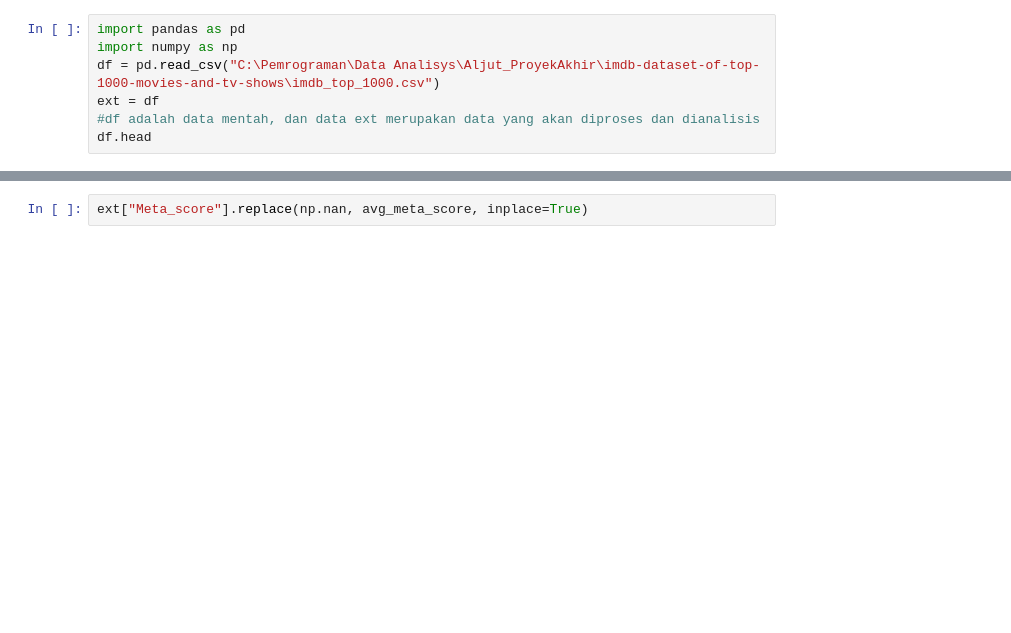
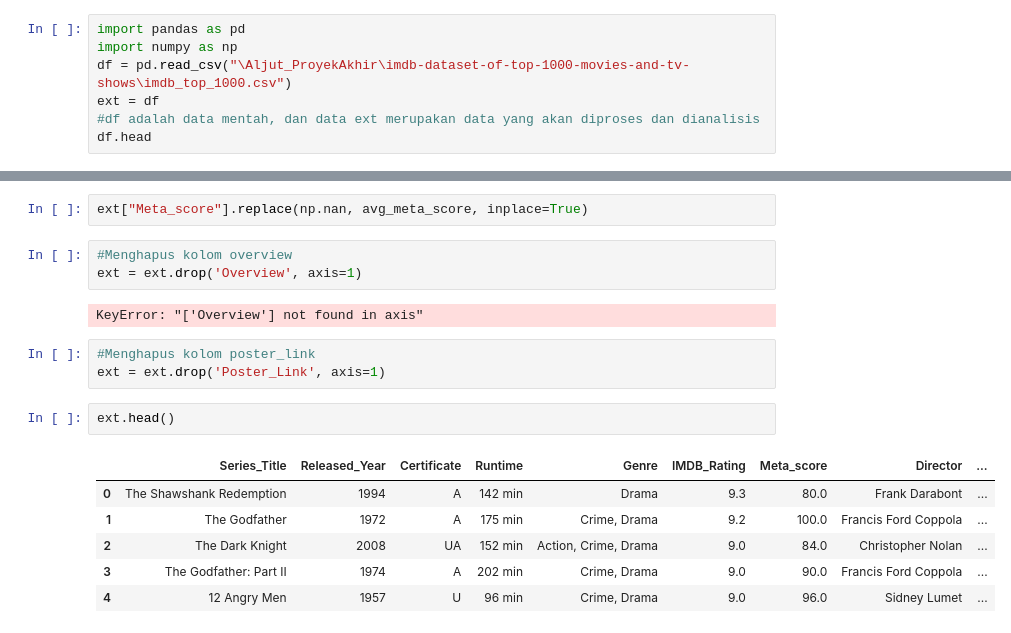
Before and after one commit to rroiii/Aljut_ProyekAkhir, a Jupyter notebook: Data_Extraction.ipynb, the cells around one changed output, grey strips where cells are left out. Cells and saved outputs as stored; diff of their text form; blank space fills up the shorter version.

Commit message:
Update
- Benerin directory
- Nyoba ngolah data

```diff
--- a/Data_Extraction.ipynb
+++ b/Data_Extraction.ipynb
@@ -13,7 +6,7 @@ Kode di bawah ini untuk menampilkan data yang telah diambil dan membaginya ke da
 # %%
 import pandas as pd
 import numpy as np
-df = pd.read_csv("C:\Pemrograman\Data Analisys\Aljut_ProyekAkhir\imdb-dataset-of-top-1000-movies-and-tv-shows\imdb_top_1000.csv")
+df = pd.read_csv("\Aljut_ProyekAkhir\imdb-dataset-of-top-1000-movies-and-tv-shows\imdb_top_1000.csv")
 ext = df
 #df adalah data mentah, dan data ext merupakan data yang akan diproses dan dianalisis
 df.head
@@ -144,3 +137,20 @@ Rata-rata meta-score adalah : 77.15826330532212
 Mereplace data yang memiliki Meta_score==NULL dengan nilai rata-rata Meta_score film yang memiliki Certificate dan Gross
 # %%
 ext["Meta_score"].replace(np.nan, avg_meta_score, inplace=True)
+# %%
+#Menghapus kolom overview
+ext = ext.drop('Overview', axis=1)
+# %% [output]
+KeyError: "['Overview'] not found in axis"
+# %%
+#Menghapus kolom poster_link
+ext = ext.drop('Poster_Link', axis=1)
+# %%
+ext.head()
+# %% [output]
+|  | Series_Title | Released_Year | Certificate | Runtime | Genre | IMDB_Rating | Meta_score | Director | ... |
+| 0 | The Shawshank Redemption | 1994 | A | 142 min | Drama | 9.3 | 80.0 | Frank Darabont | ... |
+| 1 | The Godfather | 1972 | A | 175 min | Crime, Drama | 9.2 | 100.0 | Francis Ford Coppola | ... |
+| 2 | The Dark Knight | 2008 | UA | 152 min | Action, Crime, Drama | 9.0 | 84.0 | Christopher Nolan | ... |
+| 3 | The Godfather: Part II | 1974 | A | 202 min | Crime, Drama | 9.0 | 90.0 | Francis Ford Coppola | ... |
+| 4 | 12 Angry Men | 1957 | U | 96 min | Crime, Drama | 9.0 | 96.0 | Sidney Lumet | ... |
```
Also changed, not shown: parts of 8 cells of this notebook.
